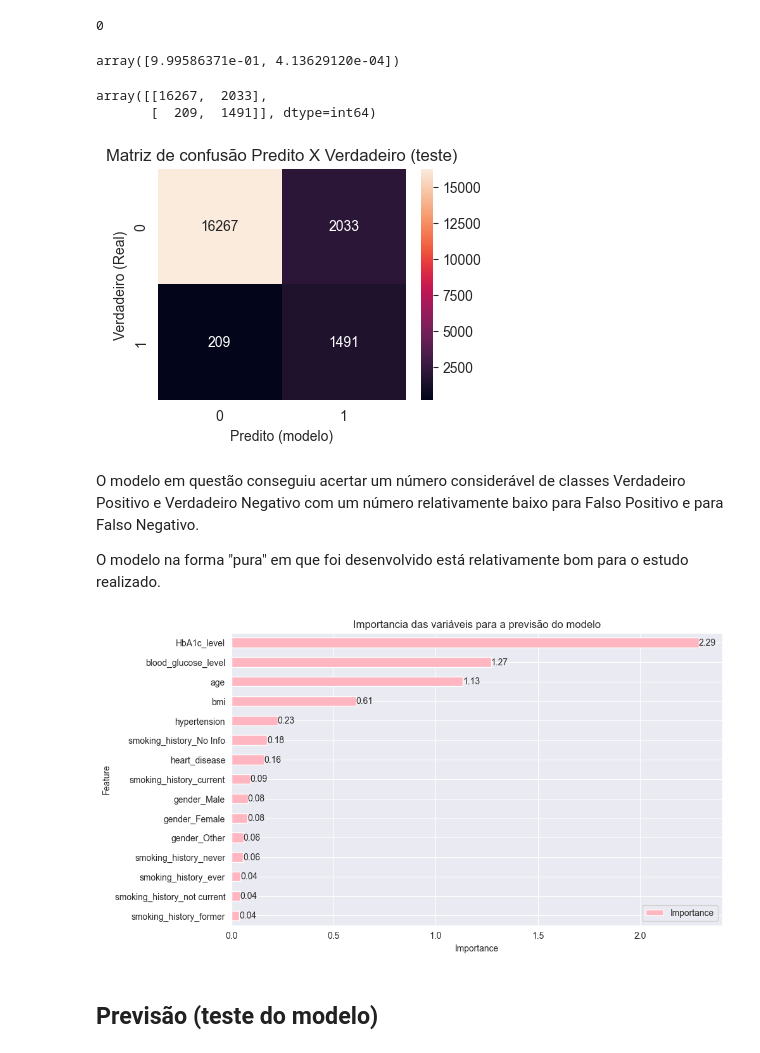
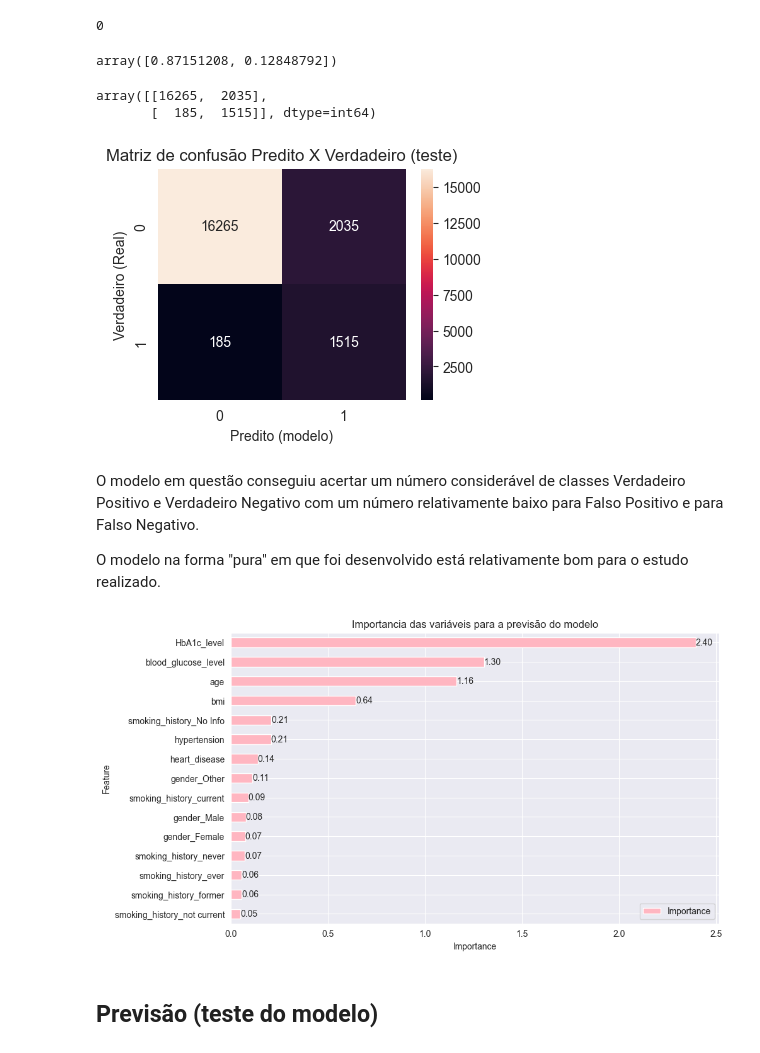
Before and after one commit to luizaalovo/diabetes-prediction, a Jupyter notebook: Previsão de diabetes.ipynb, the cells around one changed output. Saved outputs shown, nothing was run; the diff lists cells and outputs as text; code cells hidden in the pictures.

```diff
--- a/Previsão de diabetes.ipynb
+++ b/Previsão de diabetes.ipynb
@@ -502,15 +504,15 @@ O modelo com padronização StandardScaler e balanceamento de classes Under Samp
 clr = LogisticRegression()
 
 #Treina modelo
-clr.fit(X_train_under_ss, y_train_under_ss)
+clr.fit(X_train_over_ss, y_train_over_ss)
 
 #Predição
-y_pred_under_ss = clr.predict(X_test_scaled)
+y_pred_over_ss = clr.predict(X_test_scaled)
 
 #Avaliação da predição do modelo
-print(metrics.classification_report(y_test, y_pred_under_ss))
+print(metrics.classification_report(y_test, y_pred_over_ss))
 
-print("MSE: ", metrics.mean_squared_error(y_test,y_pred_under_ss))
+print("MSE: ", metrics.mean_squared_error(y_test,y_pred_over_ss))
 # %% [output]
               precision    recall  f1-score   support
 
@@ -543,21 +545,21 @@ clr.predict(X_test_scaled)[0]
 
 clr.predict_proba(X_test_scaled)[0]
 # %% [output]
-array([9.99586371e-01, 4.13629120e-04])
+array([0.87151208, 0.12848792])
 # %%
-metrics.confusion_matrix(y_test, y_pred_under_ss)
+metrics.confusion_matrix(y_test, y_pred_over_ss)
 # %% [output]
-array([[16267,  2033],
-       [  209,  1491]], dtype=int64)
+array([[16265,  2035],
+       [  185,  1515]], dtype=int64)
 # %%
 plt.figure(figsize=(4,3))
-sns.heatmap(metrics.confusion_matrix(y_test, y_pred_under_ss), annot=True, fmt=".0f")
+sns.heatmap(metrics.confusion_matrix(y_test, y_pred_over_ss), annot=True, fmt=".0f")
 plt.title('Matriz de confusão Predito X Verdadeiro (teste)')
 plt.xlabel('Predito (modelo)')
 plt.ylabel('Verdadeiro (Real)')
 plt.show()
 # %% [output]
-[figure, old version]
+[figure, new version]
 # %% [markdown]
 O modelo em questão conseguiu acertar um número considerável de classes Verdadeiro Positivo e Verdadeiro Negativo com um número relativamente baixo para Falso Positivo e para Falso Negativo.
 
@@ -578,7 +580,7 @@ ax.set(ylabel='Feature')
 plt.title('Importancia das variáveis para a previsão do modelo')
 plt.show()
 # %% [output]
-[figure, old version]
+[figure, new version]
 # %% [markdown]
 ## Previsão (teste do modelo)
 # %%
```
Also changed, not shown: parts of 24 cells of this notebook, 2 other files.
